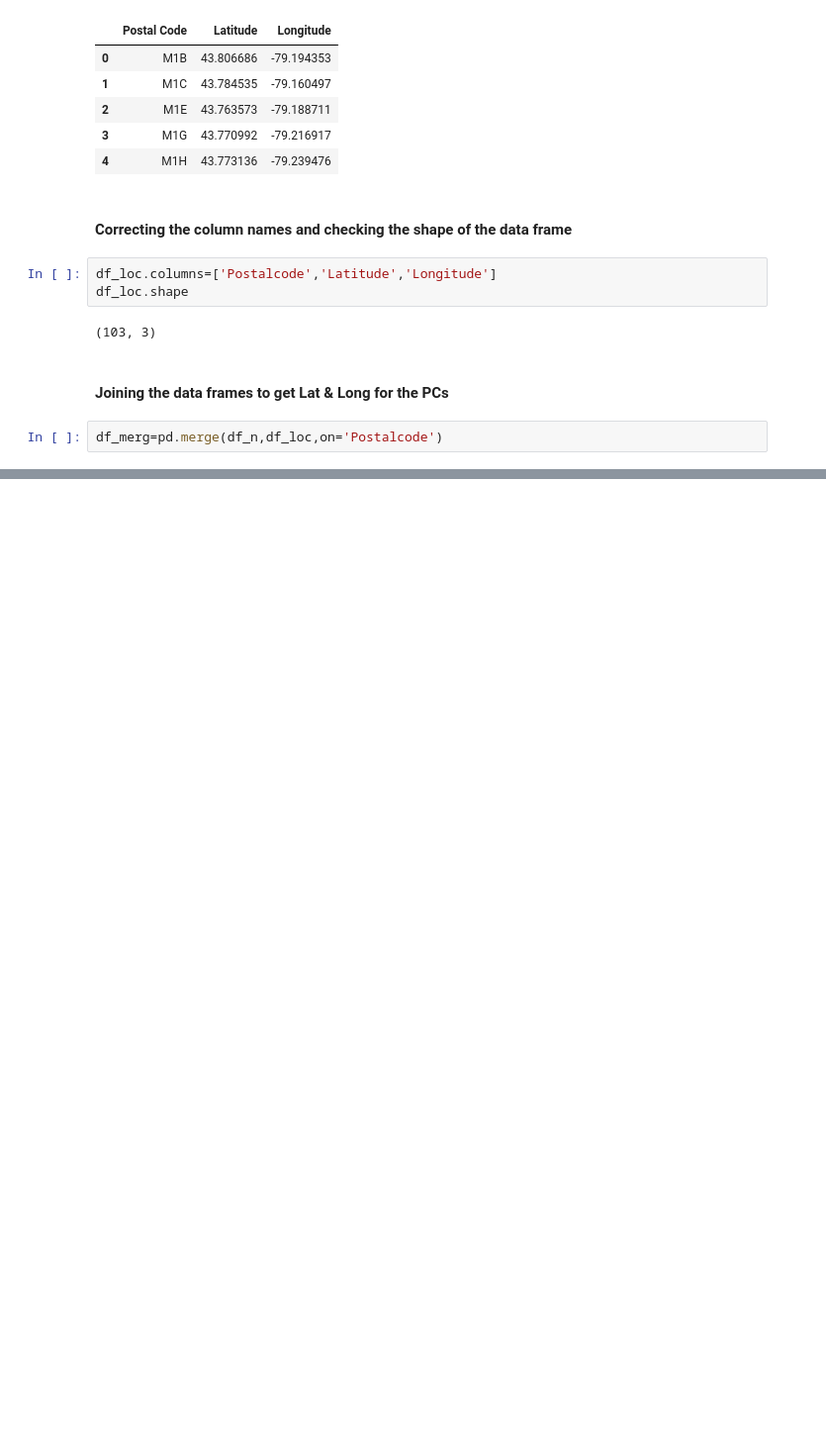
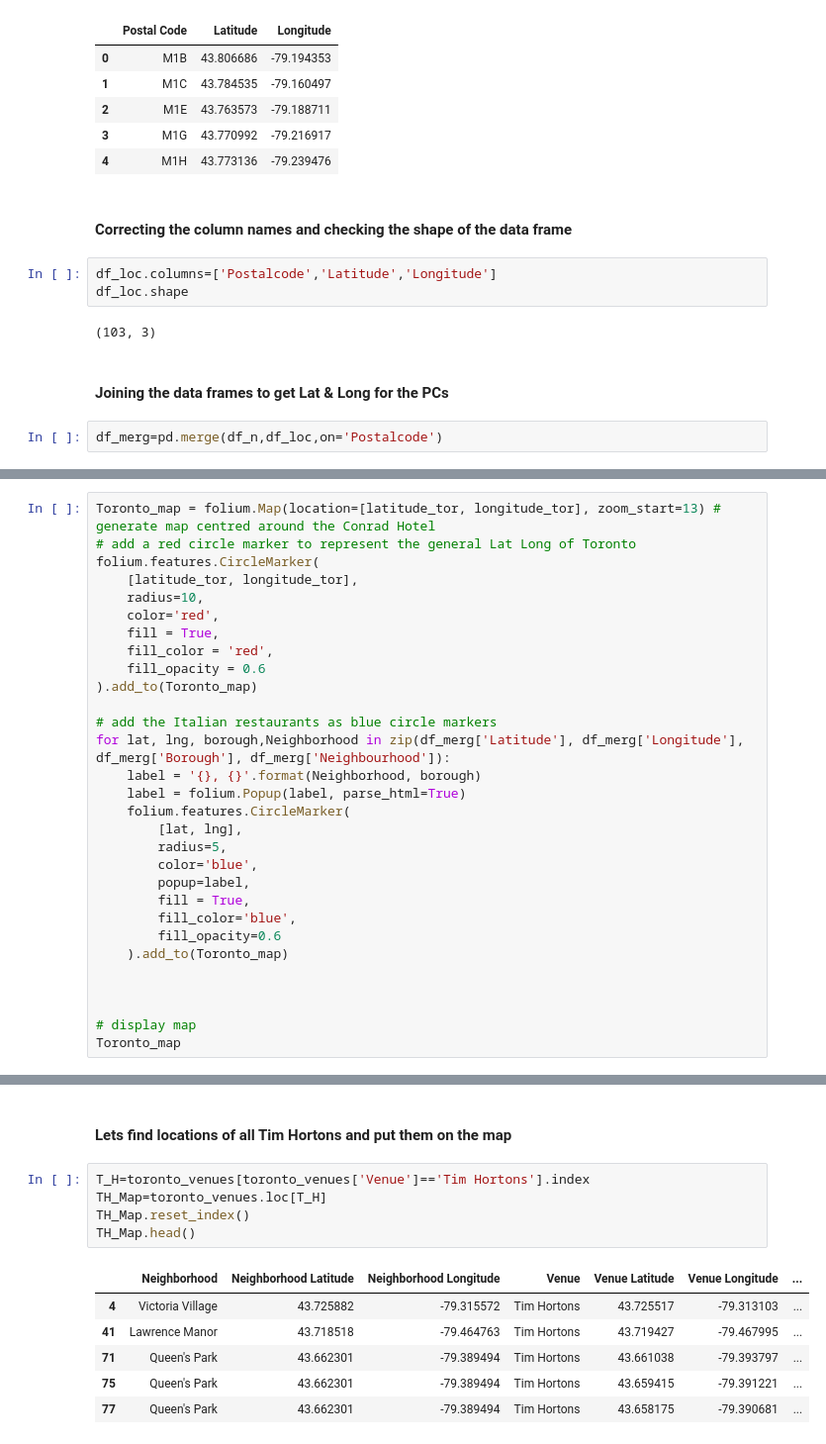
Before and after one commit to M-Ali687/Coursera_Capstone, a Jupyter notebook: Clustering_Toronto_.ipynb, the cells around one changed output, grey strips where cells are left out. Shown at 99% size. Drawn from its saved outputs; the diff is of its cells as text; blank space fills up the shorter version.

```diff
--- a/Clustering_Toronto_.ipynb
+++ b/Clustering_Toronto_.ipynb
@@ -178,0 +257,30 @@ df_merged.head()
+# %%
+Toronto_map = folium.Map(location=[latitude_tor, longitude_tor], zoom_start=13) # generate map centred around the Conrad Hotel
+# add a red circle marker to represent the general Lat Long of Toronto
+folium.features.CircleMarker(
+    [latitude_tor, longitude_tor],
+    radius=10,
+    color='red',
+    fill = True,
+    fill_color = 'red',
+    fill_opacity = 0.6
+).add_to(Toronto_map)
+
+# add the Italian restaurants as blue circle markers
+for lat, lng, borough,Neighborhood in zip(df_merg['Latitude'], df_merg['Longitude'], df_merg['Borough'], df_merg['Neighbourhood']):
+    label = '{}, {}'.format(Neighborhood, borough)
+    label = folium.Popup(label, parse_html=True)
+    folium.features.CircleMarker(
+        [lat, lng],
+        radius=5,
+        color='blue',
+        popup=label,
+        fill = True,
+        fill_color='blue',
+        fill_opacity=0.6
+    ).add_to(Toronto_map)
+
+
+
+# display map
+Toronto_map
@@ -178,0 +371,14 @@ df_merged.head()
+# %% [markdown]
+#### Lets find locations of all Tim Hortons and put them on the map
+# %%
+T_H=toronto_venues[toronto_venues['Venue']=='Tim Hortons'].index
+TH_Map=toronto_venues.loc[T_H]
+TH_Map.reset_index()
+TH_Map.head()
+# %% [output]
+|  | Neighborhood | Neighborhood Latitude | Neighborhood Longitude | Venue | Venue Latitude | Venue Longitude | ... |
+| 4 | Victoria Village | 43.725882 | -79.315572 | Tim Hortons | 43.725517 | -79.313103 | ... |
+| 41 | Lawrence Manor | 43.718518 | -79.464763 | Tim Hortons | 43.719427 | -79.467995 | ... |
+| 71 | Queen's Park | 43.662301 | -79.389494 | Tim Hortons | 43.661038 | -79.393797 | ... |
+| 75 | Queen's Park | 43.662301 | -79.389494 | Tim Hortons | 43.659415 | -79.391221 | ... |
+| 77 | Queen's Park | 43.662301 | -79.389494 | Tim Hortons | 43.658175 | -79.390681 | ... |
```
Also changed, not shown: parts of 14 cells of this notebook.
